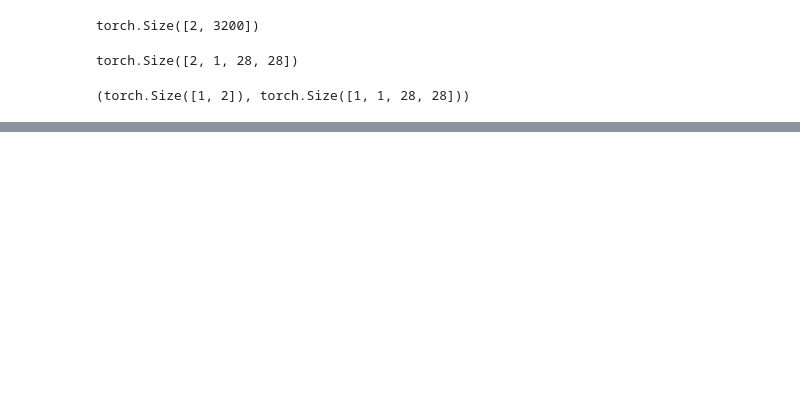
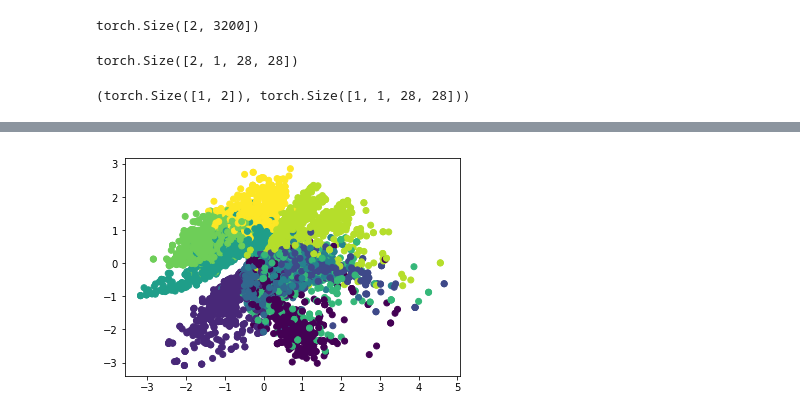
Before and after one commit to napsternxg/pytorch-practice, a Jupyter notebook: Pytorch - MMD VAE.ipynb, the cells around one changed output, grey strips where cells are left out. Drawn from its saved outputs; the diff is of its cells as text; code cells hidden in the pictures; blank space fills up the shorter version.

```diff
--- a/Pytorch - MMD VAE.ipynb
+++ b/Pytorch - MMD VAE.ipynb
@@ -269,0 +339,25 @@ if z_dim == 2:
+# %%
+# If latent z is 2-dimensional we visualize it by plotting latent z of different digits in different colors
+if z_dim == 2:
+    test_batch_size = 500
+    mnist_test = torch.utils.data.DataLoader(
+        FashionMNIST("./tmp/FashionMNIST", train=False, download=True,
+                       transform=transforms.Compose([
+                           transforms.ToTensor(),
+                       ])),
+        batch_size=test_batch_size, shuffle=True, num_workers=3,
+        pin_memory=True
+    )
+    z_list, label_list = [], []
+    for i in range(20):
+        batch_x, batch_y = iter(mnist_test).next()
+        batch_x = Variable(batch_x, requires_grad=False).cuda()
+        z = model.encoder(batch_x)
+        z_list.append(z.cpu().data.numpy())
+        label_list.append(batch_y.numpy())
+    z = np.concatenate(z_list, axis=0)
+    label = np.concatenate(label_list)
+    plt.scatter(z[:, 0], z[:, 1], c=label)
+    plt.show()
+# %% [output]
+[figure, added]
```
Also changed, not shown: parts of 7 cells of this notebook, 1 other file.
